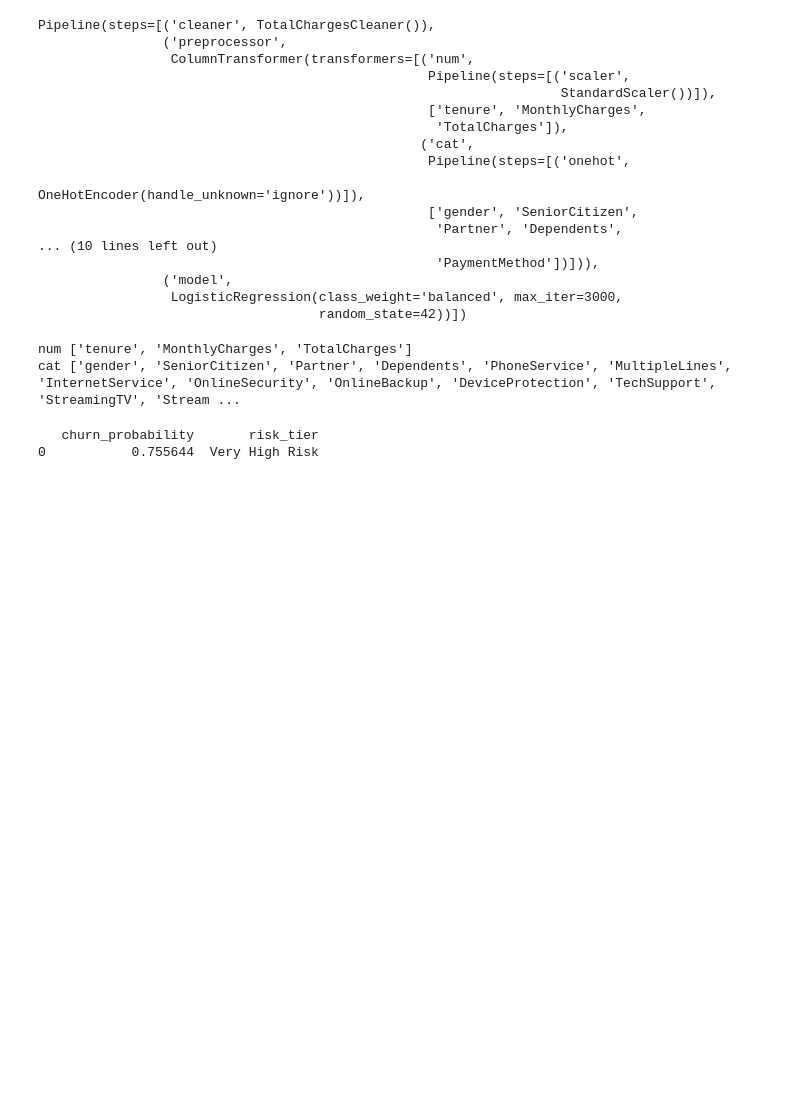
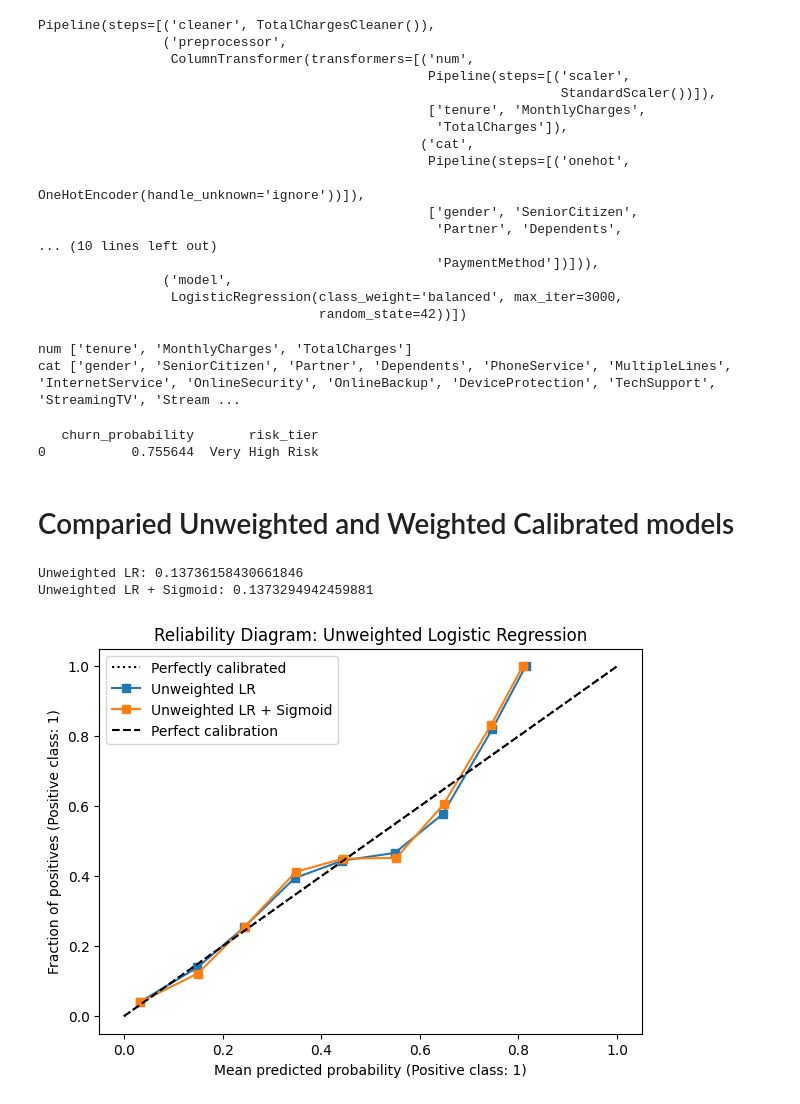
Before and after one commit to priyanka-manoj/Churn-risk-modeling, a Jupyter notebook: notebooks/02_model_experiments.ipynb, the cells around one changed output. Drawn from its saved outputs; the diff is of its cells as text; code cells hidden in the pictures; blank space fills up the shorter version.

```diff
--- a/notebooks/02_model_experiments.ipynb
+++ b/notebooks/02_model_experiments.ipynb
@@ -2189,3 +2189,37 @@ print(results)
 # %% [output]
    churn_probability       risk_tier
 0           0.755644  Very High Risk
+# %% [markdown]
+# Comparied Unweighted and Weighted Calibrated models
+# %%
+calibrated_lr_unweighted = CalibratedClassifierCV(
+    estimator=lr_pipeline, method="sigmoid", cv=5, ensemble=False
+)
+
+calibrated_lr_unweighted.fit(X_train, y_train)
+
+p_raw = lr_pipeline.predict_proba(X_val)[:, 1]
+p_cal = calibrated_lr_unweighted.predict_proba(X_val)[:, 1]
+
+print("Unweighted LR:", brier_score_loss(y_val, p_raw))
+print("Unweighted LR + Sigmoid:", brier_score_loss(y_val, p_cal))
+# %% [output]
+Unweighted LR: 0.13736158430661846
+Unweighted LR + Sigmoid: 0.1373294942459881
+# %%
+fig, ax = plt.subplots(figsize=(7, 5))
+
+CalibrationDisplay.from_predictions(
+    y_val, p_raw, n_bins=10, strategy="uniform", name="Unweighted LR", ax=ax
+)
+
+CalibrationDisplay.from_predictions(
+    y_val, p_cal, n_bins=10, strategy="uniform", name="Unweighted LR + Sigmoid", ax=ax
+)
+
+ax.plot([0, 1], [0, 1], "k--", label="Perfect calibration")
+ax.set_title("Reliability Diagram: Unweighted Logistic Regression")
+ax.legend()
+plt.show()
+# %% [output]
+[figure, added]
```
Also changed, not shown: parts of 6 cells of this notebook.
